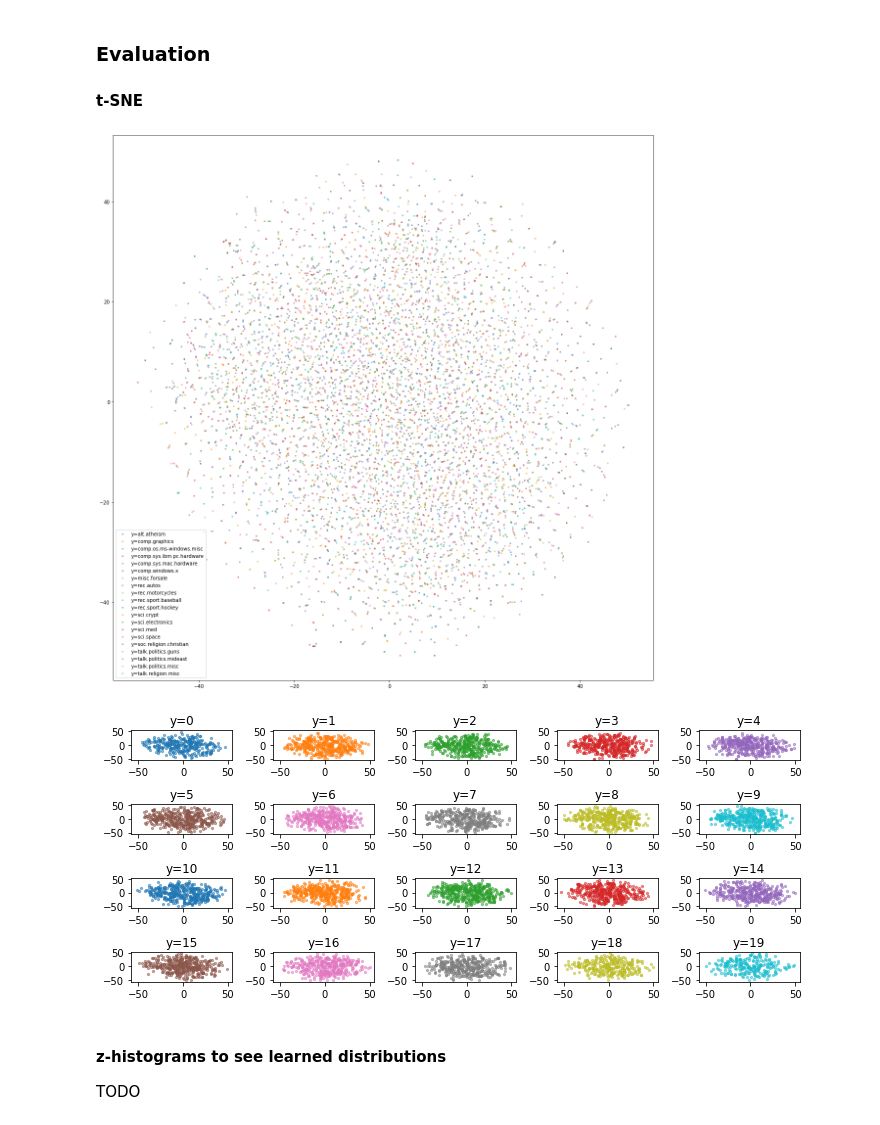
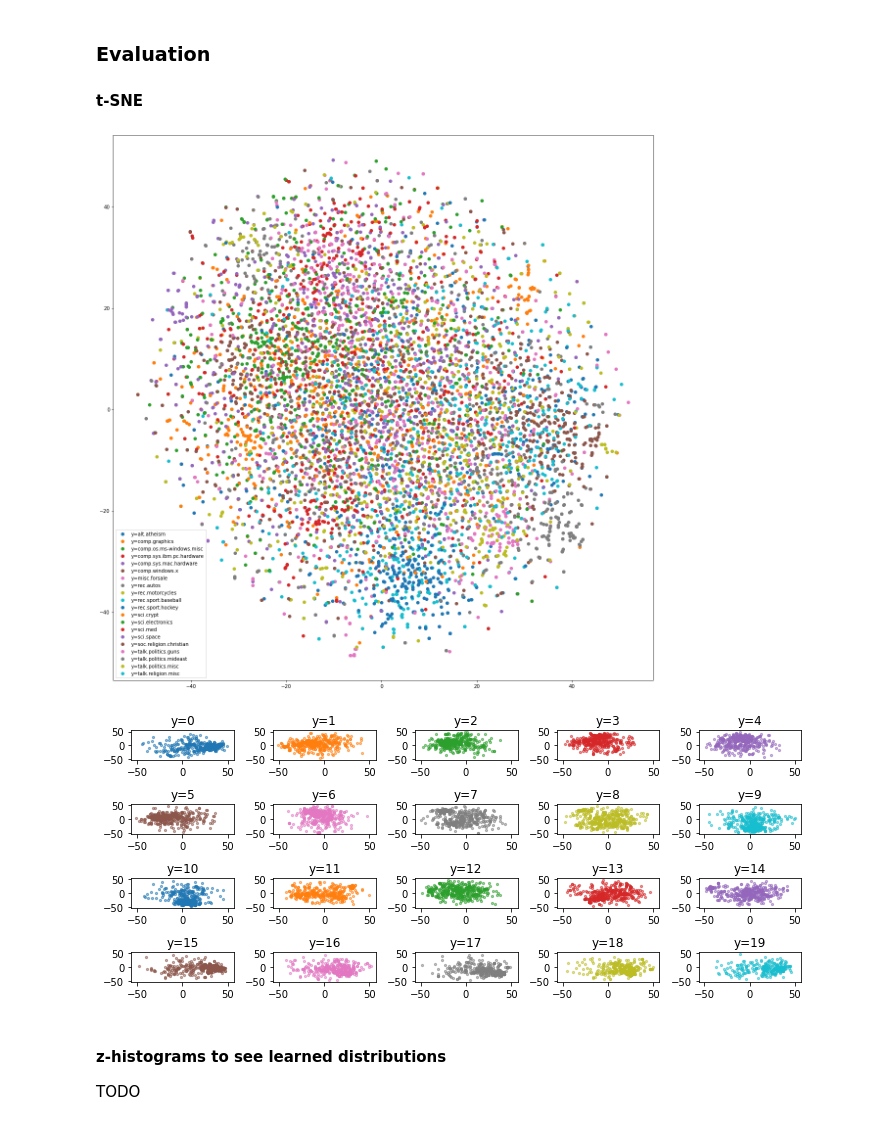
Before and after one commit to divankovic/nlp_disentanglement, a Jupyter notebook: experiments/nvdm_probtorch.ipynb, the cells around one changed output. Drawn from its saved outputs; the diff is of its cells as text; code cells hidden in the pictures.

```diff
--- a/experiments/nvdm_probtorch.ipynb
+++ b/experiments/nvdm_probtorch.ipynb
@@ -1,23 +20,5 @@
 # %%
-%load_ext autoreload
-%autoreload 2
-
-import os
-import torch
-
-os.chdir('..')
-from models.architectures.encoders.fc import PTFCEncoder
-from models.architectures.decoders.fc import PTFCDecoder
-from models.pt_vae import PTVAE as VAE
-from multiprocessing import cpu_count
-from trainer import VAETrainer
-import json
-import numpy as np
-from utils.nn_utils import  set_seed
-
-print(os.getcwd())
 # model parameters
-
 SEED = 50
 set_seed(SEED)
 INPUT_DIM = 2000
@@ -25,14 +26,14 @@ HIDDEN_DIM = 500
 LATENT_DIM = 20
 
 # training parameters
-BATCH_SIZE = 100
+BATCH_SIZE = 500
 NUM_EPOCHS = 1000
-LEARNING_RATE = 1e-4
+LEARNING_RATE = 5e-5
 CUDA = torch.cuda.is_available()
 # beta template for hfvae (gammma, 1, alpha, beta, 0)
 parameters = {'SEED':SEED, 'INPUT_DIM':INPUT_DIM, 'HIDDEN_DIM':HIDDEN_DIM, 'LATENT_DIM':LATENT_DIM, 'BATCH_SIZE':BATCH_SIZE,
               'NUM_EPOCHS':NUM_EPOCHS, 'LEARNING_RATE':LEARNING_RATE}
 DATA_PATH = 'resources/datasets/20news/'
-SAVE_PATH = 'results/nvdm/probtorch/2/'
+SAVE_PATH = 'results/nvdm/probtorch/+'
 if not os.path.exists(SAVE_PATH):
     os.makedirs(SAVE_PATH)
@@ -52,7 +51,7 @@ test_labels = np.load(DATA_PATH+'test.labels.npy')
 
 train_loader = torch.utils.data.DataLoader([[x,y] for x,y in zip(train_data, train_labels)],
                                          batch_size=BATCH_SIZE, shuffle=True, **kwargs)
-test_loader = torch.utils.data.DataLoader([[x,y] for x,y in zip(test_data, train_labels)],
+test_loader = torch.utils.data.DataLoader([[x,y] for x,y in zip(test_data, test_labels)],
                                         batch_size=BATCH_SIZE, shuffle=True, **kwargs)
 # %% [markdown]
 ### Model training
@@ -65,7 +64,7 @@ original = sys.stdout
 # write to output and save output to file
 sys.stdout = MultiOutput(sys.stdout, f)
 
-enc = PTFCEncoder(input_dim=INPUT_DIM, hidden_dim=HIDDEN_DIM, latent_dim=LATENT_DIM)
+enc = PTFCEncoder(input_dim=INPUT_DIM, hidden_dim=HIDDEN_DIM, latent_dim=LATENT_DIM, architecture='NVDM+')
 dec = PTFCDecoder(latent_dim=LATENT_DIM, output_dim=INPUT_DIM, batch_size=BATCH_SIZE)
 model = VAE(encoder=enc, decoder=dec)
 model.cuda().double()
@@ -102,6 +102,8 @@ Train Epoch: 11 [  6000/ 11314 ( 53%)]  Loss: 296.830609
 # %%
 # EVALUATION
 # model loading
+parameters = json.load(open(SAVE_PATH+'parameters.json','r'))
+INPUT_DIM, HIDDEN_DIM, LATENT_DIM, BATCH_SIZE = parameters['INPUT_DIM'], parameters['HIDDEN_DIM'], parameters['LATENT_DIM'], parameters['BATCH_SIZE']
 enc = PTFCEncoder(input_dim=INPUT_DIM, hidden_dim=HIDDEN_DIM, latent_dim=LATENT_DIM)
 dec = PTFCDecoder(latent_dim=LATENT_DIM, output_dim=INPUT_DIM, batch_size=BATCH_SIZE)
 model = VAE(encoder=enc, decoder=dec)
@@ -134,6 +136,7 @@ PTVAE(
 from sklearn.manifold import TSNE
 from matplotlib import pyplot as plt
 import numpy as np
+vocab = json.load(open(DATA_PATH+'vocab.json','r'))
 zs = []
 xs = []
 ys = []
@@ -155,38 +158,38 @@ zs_std = zs.std(0)
 %matplotlib inline
 zs2 = TSNE().fit_transform(zs)
 
-fig = plt.figure(figsize=(16,16))
+fig = plt.figure(figsize=(10,10))
 ax = plt.gca()
 
 colors = []
 for k in range(len(labels)):
     m = (ys==k)
-    p = ax.scatter(zs2[m, 0], zs2[m, 1], label='y=%s'%labels[k], alpha=0.5, s=5)
+    p = ax.scatter(zs2[m, 0], zs2[m, 1], label='y=%s'%labels[k])
     colors.append(p.get_facecolor())
 ax.legend()
 fig.tight_layout()
 x_lim = ax.get_xlim()
 y_lim = ax.get_ylim()
 # save figure
 plt.savefig(SAVE_PATH+'tsne.png')
 
 
 # for each class independently
 fig = plt.figure(figsize=(10,4.25))
 
 for k in range(len(labels)):
     ax = plt.subplot(4,5,k+1)
     m = (ys == k)
     ax.scatter(zs2[m, 0], zs2[m, 1], alpha=0.5, s=5, c=colors[k])
     ax.set_xlim(x_lim)
     ax.set_ylim(y_lim)
     ax.set_title('y=%d' % k)
 
 fig.tight_layout()
 plt.savefig(SAVE_PATH+'tsne_by_class.png')
 # %% [output]
-[figure, old version]
+[figure, new version]
-[figure, old version]
+[figure, new version]
 # %% [markdown]
 #### z-histograms to see learned distributions
 TODO
```
Also changed, not shown: parts of 6 cells of this notebook, 5 other files.
